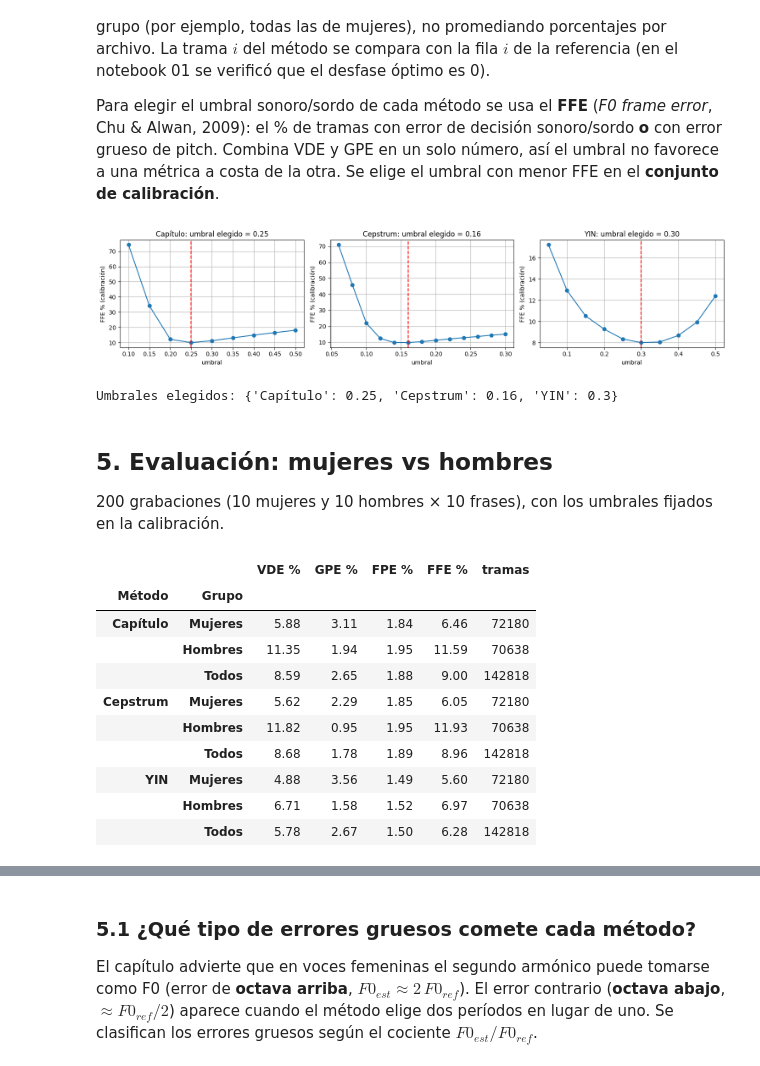
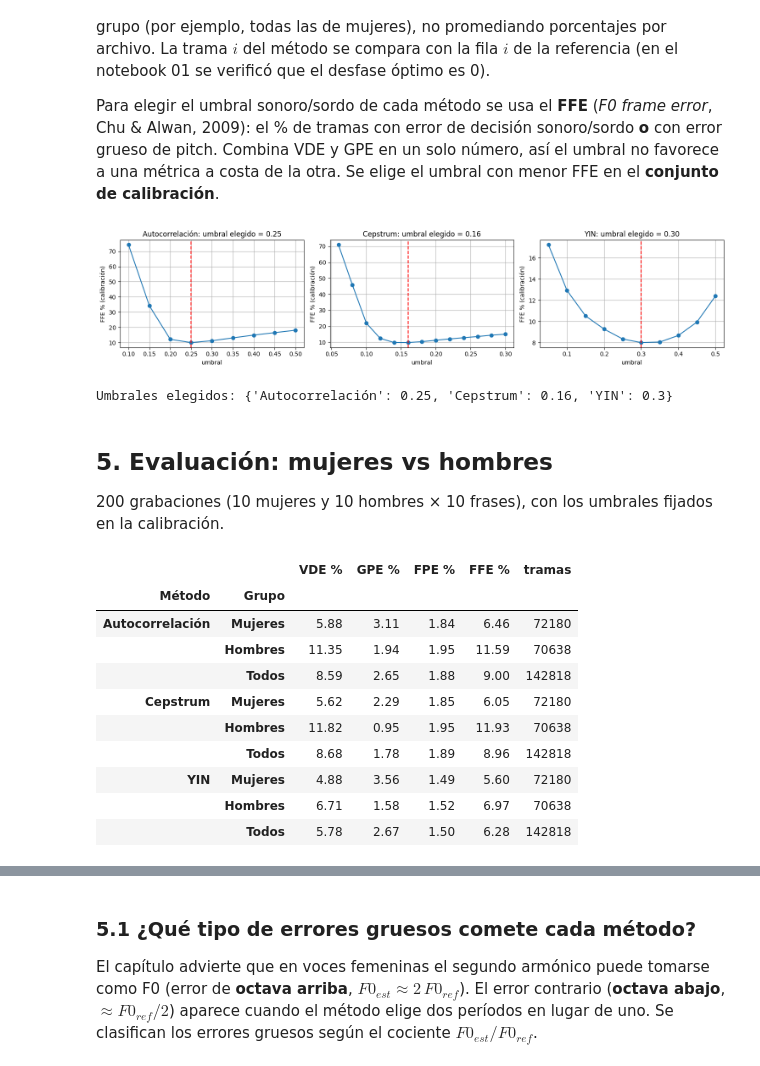
Before and after one commit to martinduelli-max/tpi-voz, a Jupyter notebook: notebooks/02_comparacion_estimadores.ipynb, the cells around one changed output, grey strips where cells are left out. Cells and saved outputs as stored; diff of their text form; code cells hidden in the pictures.

```diff
--- a/notebooks/02_comparacion_estimadores.ipynb
+++ b/notebooks/02_comparacion_estimadores.ipynb
@@ -192,7 +192,7 @@ después comparando el puntaje con un umbral (sección 4), así el umbral se pue
 3. $T_0 = \arg\max_{k \in [20,133]} r_e(k)$; puntaje $= r_e(T_0)/r_e(0)$ (cociente entre el máximo y la varianza del
    residuo, como describe el capítulo). **Sonora si el puntaje supera el umbral.**
 # %%
-def est_capitulo(seg):
+def est_autocorrelacion(seg):
     frame = seg[:L_TRAMA] * np.hamming(L_TRAMA)
     a, _ = lpc(frame, P)
     e = lfilter(a, 1, frame)                                   # residuo
@@ -286,13 +286,13 @@ for fila, (h, frase) in enumerate(ESCUCHAR):
     dp = yin_dprima(seg)
 
     for ax, y, titulo in zip(axes[fila], [r / r[0], c, dp],
-                             ["Capítulo: autocorrelación del residuo", "Cepstrum real", "YIN: d'(τ)"]):
+                             ["Autocorrelación del residuo", "Cepstrum real", "YIN: d'(τ)"]):
         ax.plot(k, y); ax.axvline(T0_ref, color="k", ls=":", label=f"T0 laringógrafo = {T0_ref:.0f}")
         ax.axvspan(0, K_MIN, color="0.9")
         ax.set_title(f"{h} — {titulo}"); ax.set_xlabel("retardo / quefrencia [muestras]")
     axes[fila][0].legend()
-    T_cap, _ = est_capitulo(seg); T_cep, _ = est_cepstrum(seg); T_yin, _ = est_yin(seg, 0.2)
-    print(f"{h}: referencia {f0_ref[i]:.0f} Hz | capítulo {FS / T_cap:.0f} Hz | cepstrum {FS / T_cep:.0f} Hz | "
+    T_cap, _ = est_autocorrelacion(seg); T_cep, _ = est_cepstrum(seg); T_yin, _ = est_yin(seg, 0.2)
+    print(f"{h}: referencia {f0_ref[i]:.0f} Hz | autocorrelación {FS / T_cap:.0f} Hz | cepstrum {FS / T_cep:.0f} Hz | "
           f"YIN {FS / T_yin if T_yin else 0:.0f} Hz")
 plt.tight_layout(); plt.savefig(FIG_DIR / "02_tres_metodos_una_trama.png", dpi=120, bbox_inches="tight"); plt.show()
 # %% [output]
@@ -330,52 +330,52 @@ def f0_desde(T0s, puntajes, umbral):
     T0s, puntajes = np.asarray(T0s), np.asarray(puntajes)
     return np.where((puntajes > umbral) & (T0s > 0), FS / np.maximum(T0s, 1e-9), 0.0)
 
-# Precalcular T0 y puntaje de capítulo y cepstrum (no dependen del umbral). YIN sí depende: se recalcula.
+# Precalcular T0 y puntaje de autocorrelación y cepstrum (no dependen del umbral). YIN sí depende: se recalcula.
 def precalcular(pares_hf):
     datos = []
     for h, frase in pares_hf:
         speech, f0_ref = cargar(h, frase)
         n, segs = tramas(speech)
-        cap = np.array([est_capitulo(s) for s in segs])
+        cap = np.array([est_autocorrelacion(s) for s in segs])
         cep = np.array([est_cepstrum(s) for s in segs])
         datos.append({"h": h, "frase": frase, "ref": f0_ref, "segs": segs, "cap": cap, "cep": cep})
     return datos
 
 cal = precalcular(cal_set)
 
 GRILLAS = {
-    "Capítulo": np.arange(0.10, 0.51, 0.05),
+    "Autocorrelación": np.arange(0.10, 0.51, 0.05),
     "Cepstrum": np.arange(0.06, 0.31, 0.02),
     "YIN": np.arange(0.05, 0.51, 0.05),
 }
 
 def f0_metodo(d, metodo, umbral):
-    if metodo == "Capítulo":
+    if metodo == "Autocorrelación":
         return f0_desde(d["cap"][:, 0], d["cap"][:, 1], umbral)
     if metodo == "Cepstrum":
         return f0_desde(d["cep"][:, 0], d["cep"][:, 1], umbral)
     T = np.array([est_yin(s, umbral)[0] for s in d["segs"]])
     return np.where(T > 0, FS / np.maximum(T, 1e-9), 0.0)
 
 UMBRAL = {}
 fig, axes = plt.subplots(1, 3, figsize=(15, 3.5))
 for ax, (metodo, grilla) in zip(axes, GRILLAS.items()):
     ffe = [acumular([(f0_metodo(d, metodo, u), d["ref"]) for d in cal])["FFE %"] for u in grilla]
     UMBRAL[metodo] = float(grilla[int(np.argmin(ffe))])
     ax.plot(grilla, ffe, "o-"); ax.axvline(UMBRAL[metodo], color="r", ls="--")
     ax.set_title(f"{metodo}: umbral elegido = {UMBRAL[metodo]:.2f}"); ax.set_xlabel("umbral"); ax.set_ylabel("FFE % (calibración)")
 plt.tight_layout(); plt.savefig(FIG_DIR / "02_calibracion_umbrales.png", dpi=120, bbox_inches="tight"); plt.show()
 print("Umbrales elegidos:", {k: round(v, 2) for k, v in UMBRAL.items()})
 # %% [output]
-[figure, old version]
+[figure, new version]
-Umbrales elegidos: {'Capítulo': 0.25, 'Cepstrum': 0.16, 'YIN': 0.3}
+Umbrales elegidos: {'Autocorrelación': 0.25, 'Cepstrum': 0.16, 'YIN': 0.3}
 # %% [markdown]
 ## 5. Evaluación: mujeres vs hombres
 
 200 grabaciones (10 mujeres y 10 hombres × 10 frases), con los umbrales fijados en la calibración.
 # %%
 ev = precalcular(eval_set)
-METODOS = ["Capítulo", "Cepstrum", "YIN"]
+METODOS = ["Autocorrelación", "Cepstrum", "YIN"]
 for d in ev:
     d["f0"] = {m: f0_metodo(d, m, UMBRAL[m]) for m in METODOS}
 
@@ -391,7 +391,7 @@ tabla
 # %% [output]
 |  |  | VDE % | GPE % | FPE % | FFE % | tramas |
 | Método | Grupo |  |  |  |  |  |
-| Capítulo | Mujeres | 5.88 | 3.11 | 1.84 | 6.46 | 72180 |
+| Autocorrelación | Mujeres | 5.88 | 3.11 | 1.84 | 6.46 | 72180 |
 |  | Hombres | 11.35 | 1.94 | 1.95 | 11.59 | 70638 |
 |  | Todos | 8.59 | 2.65 | 1.88 | 9.00 | 142818 |
 | Cepstrum | Mujeres | 5.62 | 2.29 | 1.85 | 6.05 | 72180 |
```
Also changed, not shown: parts of 8 cells of this notebook, 18 other files.
